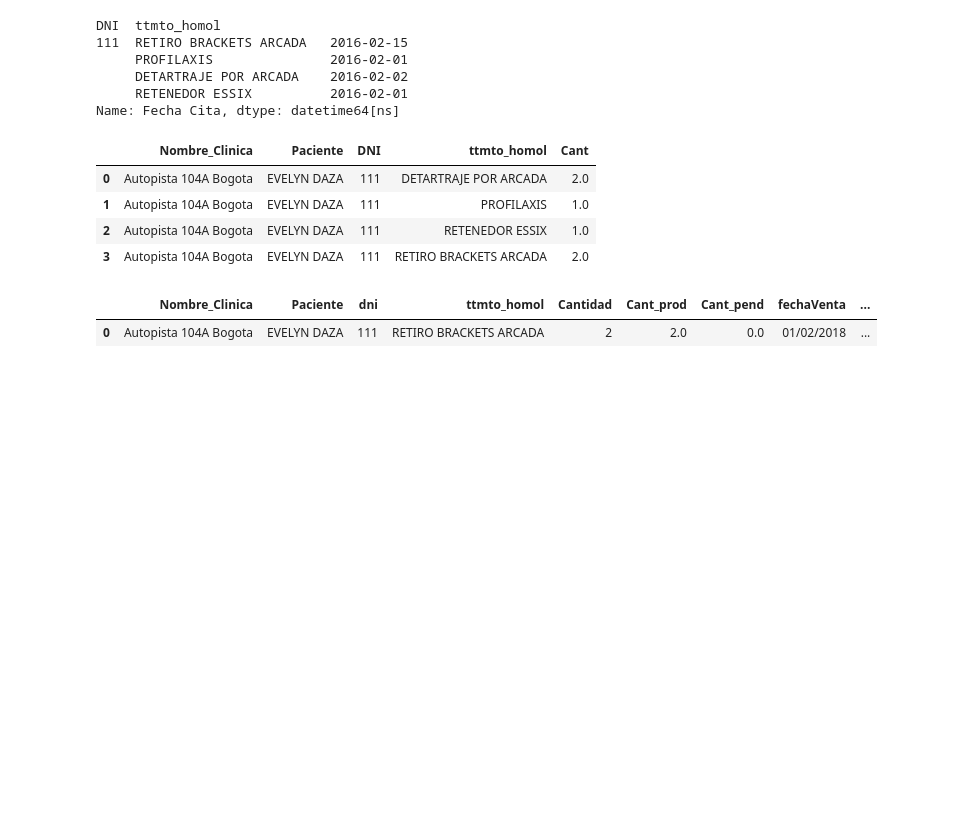
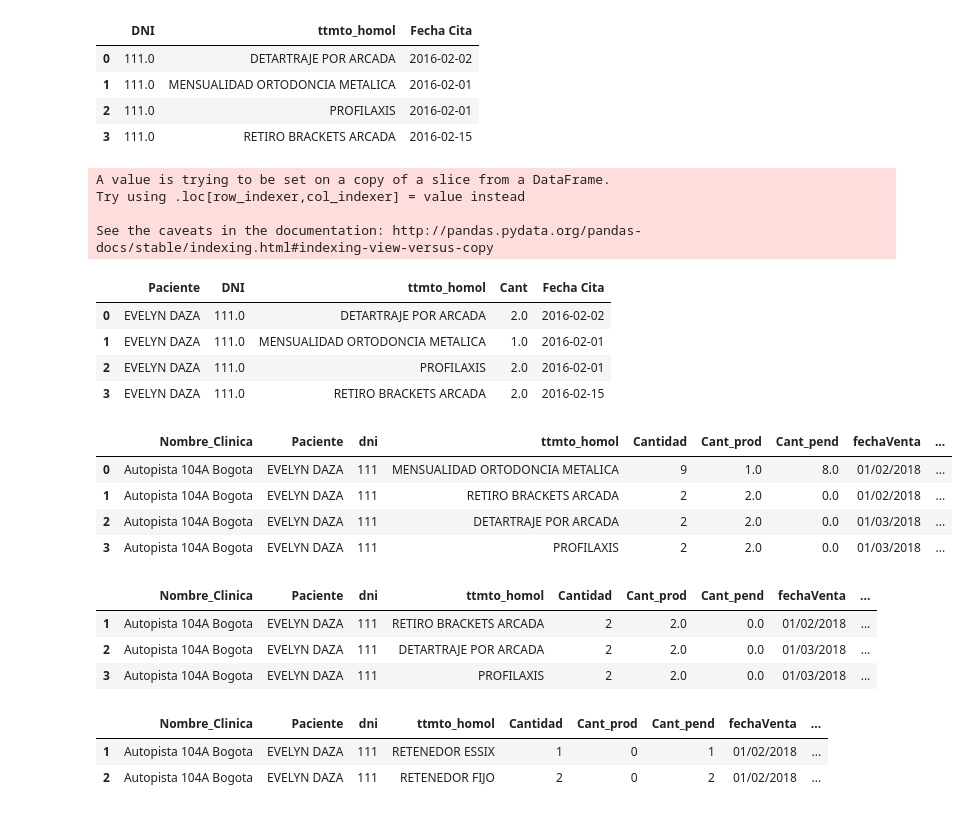
Before and after one commit to davidarango82/intro-data-sci-python, a Jupyter notebook: CruceProduccion.ipynb, the cells around one changed output. Drawn from its saved outputs; the diff is of its cells as text; code cells hidden in the pictures; blank space fills up the shorter version.

```diff
--- a/CruceProduccion.ipynb
+++ b/CruceProduccion.ipynb
@@ -1,10 +17,4 @@
 # %%
-import numpy as np
-import pandas as pd
-
-prod_df = pd.read_csv('prodPrueba1.csv', engine='python')
-prog_df = pd.read_csv('progTotal.csv')
-
 prod_df = prod_df.dropna()
 
 # Recorte de Fecha de prod
@@ -35,5 +45,5 @@ prod_df.loc[prod_df['temp'] == True,'ttmto_homol'] = 'DETARTRAJE POR ARCADA'
 
 prod_df['temp'] = prod_df['Tratamiento'].str.contains('ESSIX')
 prod_df.loc[prod_df['temp'] == True,'ttmto_homol'] = 'RETENEDOR ESSIX'
-prod_df.head()
+prod_df
 # %% [output]
@@ -46,37 +75,65 @@ prod_df.head()
 # %%
-# Estas fechas deben utilizarse para actualizar la fecha_prog de cada procedimiento:
+# Estas fechas de atencion deben utilizarse para actualizar la fecha_prog de cada procedimiento:
 
 fechaMax = prod_df[['DNI','ttmto_homol','Fecha Cita']]
-fechaMax = fechaMax.groupby(['DNI','ttmto_homol'], sort=False)['Fecha Cita'].max()
+fechaMax = fechaMax.groupby(['DNI','ttmto_homol'], as_index=False).max()
 fechaMax
 # %% [output]
-DNI  ttmto_homol
-111  RETIRO BRACKETS ARCADA   2016-02-15
-     PROFILAXIS               2016-02-01
-     DETARTRAJE POR ARCADA    2016-02-02
-     RETENEDOR ESSIX          2016-02-01
-Name: Fecha Cita, dtype: datetime64[ns]
+|  | DNI | ttmto_homol | Fecha Cita |
+| 0 | 111.0 | DETARTRAJE POR ARCADA | 2016-02-02 |
+| 1 | 111.0 | MENSUALIDAD ORTODONCIA METALICA | 2016-02-01 |
+| 2 | 111.0 | PROFILAXIS | 2016-02-01 |
+| 3 | 111.0 | RETIRO BRACKETS ARCADA | 2016-02-15 |
 # %%
+# Resumen de Produccion
 prod_df['Cant'] = (prod_df['Importe Producido'] + prod_df['Importe Descuento'])/prod_df['Importe Tratamiento']
-prodResumen = prod_df.groupby(['Clínica','Paciente','DNI','ttmto_homol'], as_index = False).sum()
-prodResumen = prodResumen.rename(index=str, columns={"Clínica": "Nombre_Clinica"})
+prodResumen = prod_df.groupby(['Paciente','DNI','ttmto_homol'], as_index = False).sum()
+#prodResumen = prodResumen.rename(index=str, columns={"Clínica": "Nombre_Clinica"})
 
-prodResumen[['Nombre_Clinica','Paciente','DNI','ttmto_homol','Cant']]
+prodResumen = prodResumen[['Paciente','DNI','ttmto_homol','Cant']]
+prodResumen = pd.merge(prodResumen, fechaMax, how='inner', left_on=['DNI','ttmto_homol'], right_on=['DNI','ttmto_homol'])
+prodResumen
 # %% [output]
+A value is trying to be set on a copy of a slice from a DataFrame.
+Try using .loc[row_indexer,col_indexer] = value instead
+
+See the caveats in the documentation: http://pandas.pydata.org/pandas-docs/stable/indexing.html#indexing-view-versus-copy
-|  | Nombre_Clinica | Paciente | DNI | ttmto_homol | Cant |
-| 0 | Autopista 104A Bogota | EVELYN DAZA | 111 | DETARTRAJE POR ARCADA | 2.0 |
-| 1 | Autopista 104A Bogota | EVELYN DAZA | 111 | PROFILAXIS | 1.0 |
-| 2 | Autopista 104A Bogota | EVELYN DAZA | 111 | RETENEDOR ESSIX | 1.0 |
-| 3 | Autopista 104A Bogota | EVELYN DAZA | 111 | RETIRO BRACKETS ARCADA | 2.0 |
+|  | Paciente | DNI | ttmto_homol | Cant | Fecha Cita |
+| 0 | EVELYN DAZA | 111.0 | DETARTRAJE POR ARCADA | 2.0 | 2016-02-02 |
+| 1 | EVELYN DAZA | 111.0 | MENSUALIDAD ORTODONCIA METALICA | 1.0 | 2016-02-01 |
+| 2 | EVELYN DAZA | 111.0 | PROFILAXIS | 2.0 | 2016-02-01 |
+| 3 | EVELYN DAZA | 111.0 | RETIRO BRACKETS ARCADA | 2.0 | 2016-02-15 |
 # %%
 # CONCIDENCIAS ENTRE PROG Y PROD
-inner_df = pd.merge(prog_df, prodResumen, how='inner', left_on=['Nombre_Clinica','Paciente','dni','ttmto_homol'], right_on=['Nombre_Clinica','Paciente','DNI','ttmto_homol'])
+inner_df = pd.merge(prog_df, prodResumen, how='inner', left_on=['Paciente','dni','ttmto_homol'], right_on=['Paciente','DNI','ttmto_homol'])
 
 # ACTUALIZACION DE CANTIDADES PRODUCIDAS Y PENDTES
 inner_df['Cant_prod'] = inner_df['Cant_prod'] + inner_df['Cant']
 inner_df['Cant_pend'] = inner_df['Cantidad'] - inner_df['Cant_prod']
-#inner_df[['Nombre_Clinica','Paciente','dni','ttmto_homol','Cantidad','Cant_prod','Cant_pend']]
+inner_df = inner_df[['Nombre_Clinica','Paciente','dni','ttmto_homol','Cantidad','Cant_prod','Cant_pend','fechaVenta','Semana_prog','fechaProg']]
+
 inner_df
 # %% [output]
 |  | Nombre_Clinica | Paciente | dni | ttmto_homol | Cantidad | Cant_prod | Cant_pend | fechaVenta | ... |
-| 0 | Autopista 104A Bogota | EVELYN DAZA | 111 | RETIRO BRACKETS ARCADA | 2 | 2.0 | 0.0 | 01/02/2018 | ... |
+| 0 | Autopista 104A Bogota | EVELYN DAZA | 111 | MENSUALIDAD ORTODONCIA METALICA | 9 | 1.0 | 8.0 | 01/02/2018 | ... |
+| 1 | Autopista 104A Bogota | EVELYN DAZA | 111 | RETIRO BRACKETS ARCADA | 2 | 2.0 | 0.0 | 01/02/2018 | ... |
+| 2 | Autopista 104A Bogota | EVELYN DAZA | 111 | DETARTRAJE POR ARCADA | 2 | 2.0 | 0.0 | 01/03/2018 | ... |
+| 3 | Autopista 104A Bogota | EVELYN DAZA | 111 | PROFILAXIS | 2 | 2.0 | 0.0 | 01/03/2018 | ... |
+# %%
+# INSERTAR VIGENCIA (FECHA) A LOS PROCEDIMIENTOS CON CANT 0:
+inner_df[inner_df.Cant_pend ==0]
+# %% [output]
+|  | Nombre_Clinica | Paciente | dni | ttmto_homol | Cantidad | Cant_prod | Cant_pend | fechaVenta | ... |
+| 1 | Autopista 104A Bogota | EVELYN DAZA | 111 | RETIRO BRACKETS ARCADA | 2 | 2.0 | 0.0 | 01/02/2018 | ... |
+| 2 | Autopista 104A Bogota | EVELYN DAZA | 111 | DETARTRAJE POR ARCADA | 2 | 2.0 | 0.0 | 01/03/2018 | ... |
+| 3 | Autopista 104A Bogota | EVELYN DAZA | 111 | PROFILAXIS | 2 | 2.0 | 0.0 | 01/03/2018 | ... |
+# %%
+# Programacion que no se produjo:
+left_df = pd.merge(prog_df, prodResumen, how='left', left_on=['Paciente','dni','ttmto_homol'], right_on=['Paciente','DNI','ttmto_homol'])
+left_df = left_df[left_df['DNI'].isnull()]
+left_df = left_df[['Nombre_Clinica','Paciente','dni','ttmto_homol','Cantidad','Cant_prod','Cant_pend','fechaVenta','Semana_prog','fechaProg']]
+left_df
+# %% [output]
+|  | Nombre_Clinica | Paciente | dni | ttmto_homol | Cantidad | Cant_prod | Cant_pend | fechaVenta | ... |
+| 1 | Autopista 104A Bogota | EVELYN DAZA | 111 | RETENEDOR ESSIX | 1 | 0 | 1 | 01/02/2018 | ... |
+| 2 | Autopista 104A Bogota | EVELYN DAZA | 111 | RETENEDOR FIJO | 2 | 0 | 2 | 01/02/2018 | ... |
```
Also changed, not shown: parts of 4 cells of this notebook, 5 other files.
